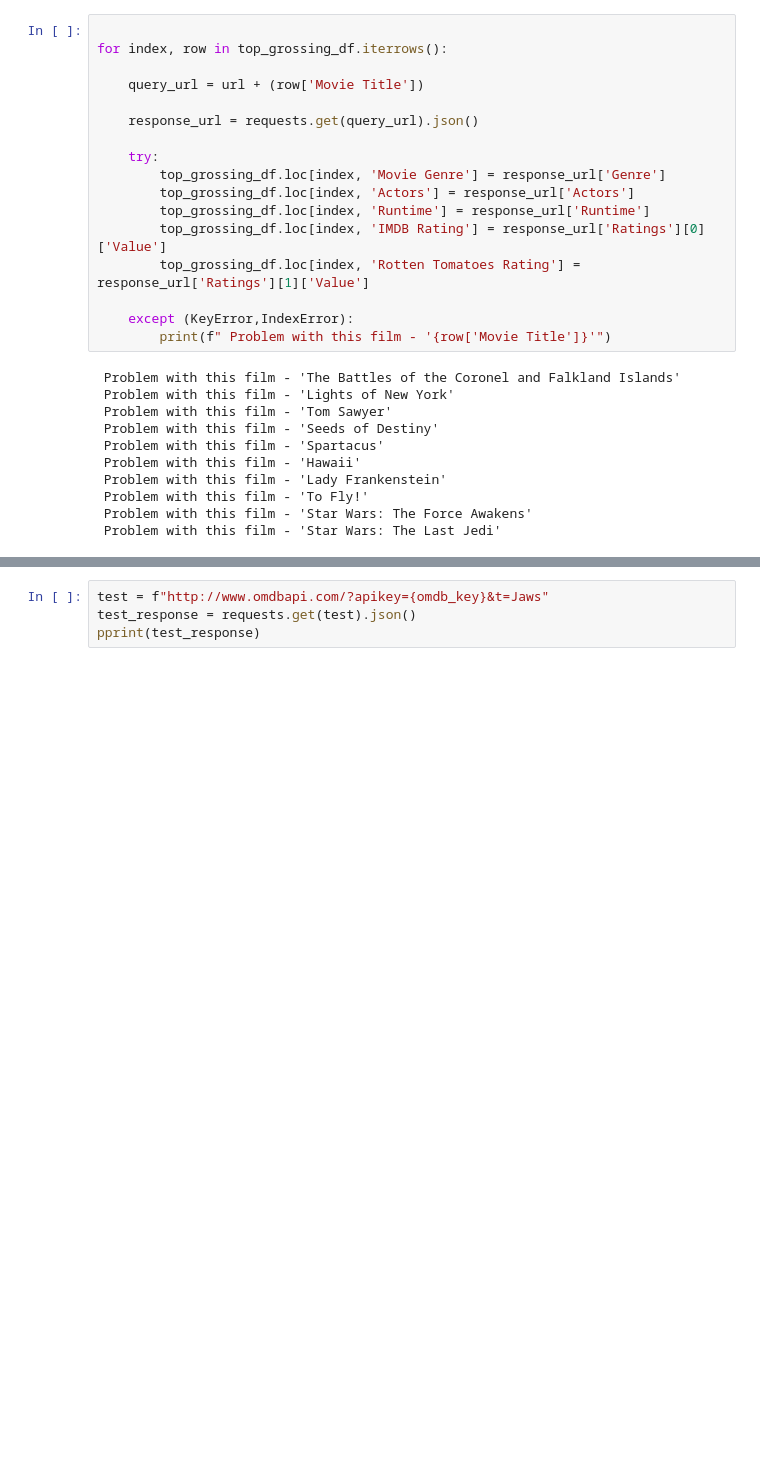
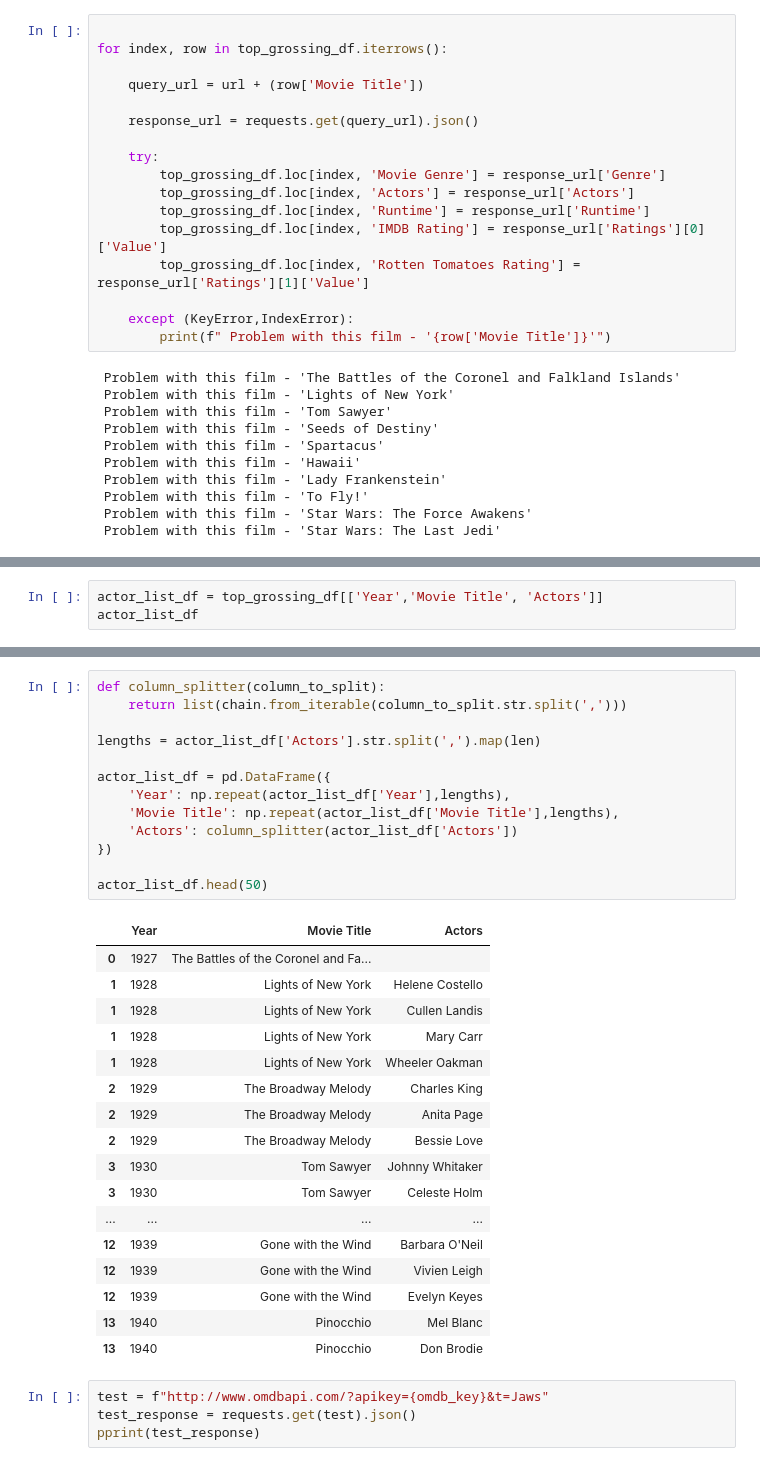
Before and after one commit to meganfoster/Group_5_Project_1, a Jupyter notebook: Top Grossing Film Data.ipynb, the cells around one changed output, grey strips where cells are left out. Saved outputs shown, nothing was run; the diff lists cells and outputs as text; blank space fills up the shorter version.

Commit message:
seperate actors in Top Grossing Film Data

```diff
--- a/Top Grossing Film Data.ipynb
+++ b/Top Grossing Film Data.ipynb
@@ -94,3 +96,6 @@ top_grossing_df.head(50)
 | 47 | 1974 | 11072 | Blazing Saddles | 119601481 | Comedy, Western | 93 min | Cleavon Little, Gene Wilder, Slim... | 7.7/10 | ... |
 | 48 | 1975 | 578 | Jaws | 470653000 | Adventure, Thriller | 124 min | Roy Scheider, Robert Shaw, Richar... | 8.0/10 | ... |
 | 49 | 1976 | 195012 | To Fly! | 120700000 | Documentary, Short, History | 27 min | Ellen Bry, Jennifer Kaye Evans | 7.0/10 | ... |
+# %%
+actor_list_df = top_grossing_df[['Year','Movie Title', 'Actors']]
+actor_list_df
@@ -97,3 +116,34 @@ top_grossing_df.head(50)
+# %%
+def column_splitter(column_to_split):
+    return list(chain.from_iterable(column_to_split.str.split(',')))
+
+lengths = actor_list_df['Actors'].str.split(',').map(len)
+
+actor_list_df = pd.DataFrame({
+    'Year': np.repeat(actor_list_df['Year'],lengths),
+    'Movie Title': np.repeat(actor_list_df['Movie Title'],lengths),
+    'Actors': column_splitter(actor_list_df['Actors'])
+})
+
+actor_list_df.head(50)
+# %% [output]
+|  | Year | Movie Title | Actors |
+| 0 | 1927 | The Battles of the Coronel and Fa... |  |
+| 1 | 1928 | Lights of New York | Helene Costello |
+| 1 | 1928 | Lights of New York | Cullen Landis |
+| 1 | 1928 | Lights of New York | Mary Carr |
+| 1 | 1928 | Lights of New York | Wheeler Oakman |
+| 2 | 1929 | The Broadway Melody | Charles King |
+| 2 | 1929 | The Broadway Melody | Anita Page |
+| 2 | 1929 | The Broadway Melody | Bessie Love |
+| 3 | 1930 | Tom Sawyer | Johnny Whitaker |
+| 3 | 1930 | Tom Sawyer | Celeste Holm |
+| ... | ... | ... | ... |
+| 12 | 1939 | Gone with the Wind | Barbara O'Neil |
+| 12 | 1939 | Gone with the Wind | Vivien Leigh |
+| 12 | 1939 | Gone with the Wind | Evelyn Keyes |
+| 13 | 1940 | Pinocchio | Mel Blanc |
+| 13 | 1940 | Pinocchio | Don Brodie |
 # %%
 test = f"http://www.omdbapi.com/?apikey={omdb_key}&t=Jaws"
 test_response = requests.get(test).json()
```
Also changed, not shown: parts of 2 cells of this notebook.
